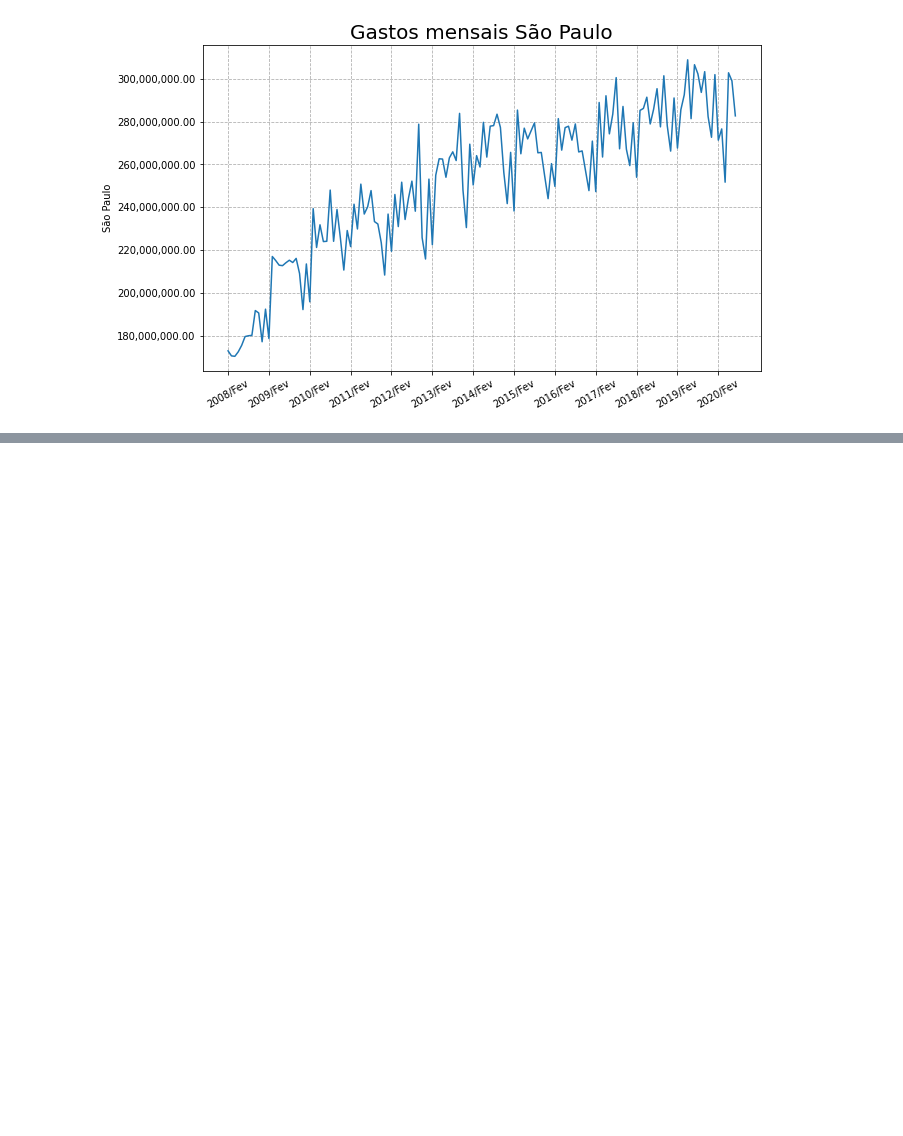
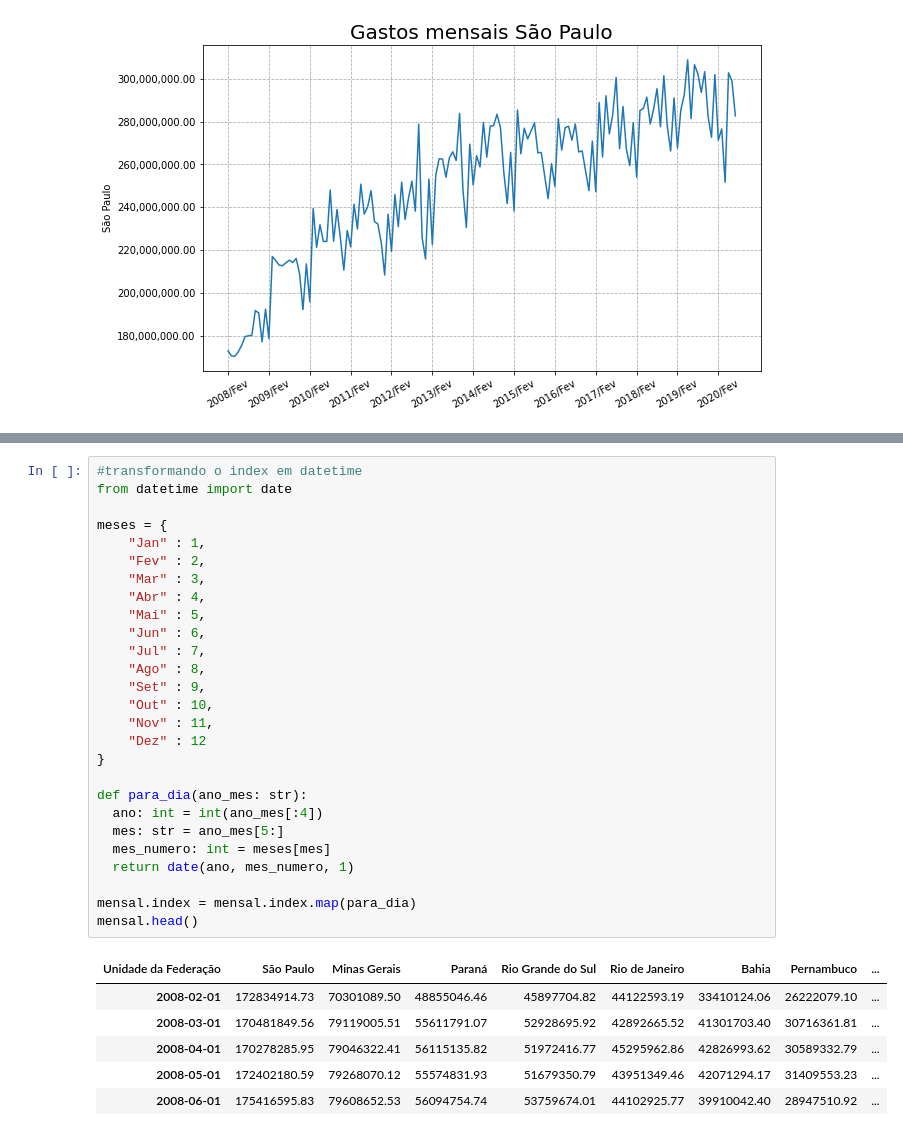
Before and after one commit to yoshinaga2904/Bootcamp-Alura, a Jupyter notebook: Modulo_2_Desafios.ipynb, the cells around one changed output, grey strips where cells are left out. Drawn from its saved outputs; the diff is of its cells as text; blank space fills up the shorter version.

```diff
--- a/Modulo_2_Desafios.ipynb
+++ b/Modulo_2_Desafios.ipynb
@@ -350,0 +362,34 @@ plt.show()
+# %%
+#transformando o index em datetime
+from datetime import date
+
+meses = {
+    "Jan" : 1,
+    "Fev" : 2,
+    "Mar" : 3,
+    "Abr" : 4,
+    "Mai" : 5,
+    "Jun" : 6,
+    "Jul" : 7,
+    "Ago" : 8,
+    "Set" : 9,
+    "Out" : 10,
+    "Nov" : 11,
+    "Dez" : 12
+}
+
+def para_dia(ano_mes: str):
+  ano: int = int(ano_mes[:4])
+  mes: str = ano_mes[5:]
+  mes_numero: int = meses[mes]
+  return date(ano, mes_numero, 1)
+
+mensal.index = mensal.index.map(para_dia)
+mensal.head()
+# %% [output]
+| Unidade da Federação | São Paulo | Minas Gerais | Paraná | Rio Grande do Sul | Rio de Janeiro | Bahia | Pernambuco | ... |
+| 2008-02-01 | 172834914.73 | 70301089.50 | 48855046.46 | 45897704.82 | 44122593.19 | 33410124.06 | 26222079.10 | ... |
+| 2008-03-01 | 170481849.56 | 79119005.51 | 55611791.07 | 52928695.92 | 42892665.52 | 41301703.40 | 30716361.81 | ... |
+| 2008-04-01 | 170278285.95 | 79046322.41 | 56115135.82 | 51972416.77 | 45295962.86 | 42826993.62 | 30589332.79 | ... |
+| 2008-05-01 | 172402180.59 | 79268070.12 | 55574831.93 | 51679350.79 | 43951349.46 | 42071294.17 | 31409553.23 | ... |
+| 2008-06-01 | 175416595.83 | 79608652.53 | 56094754.74 | 53759674.01 | 44102925.77 | 39910042.40 | 28947510.92 | ... |
```
Also changed, not shown: parts of 7 cells of this notebook.
